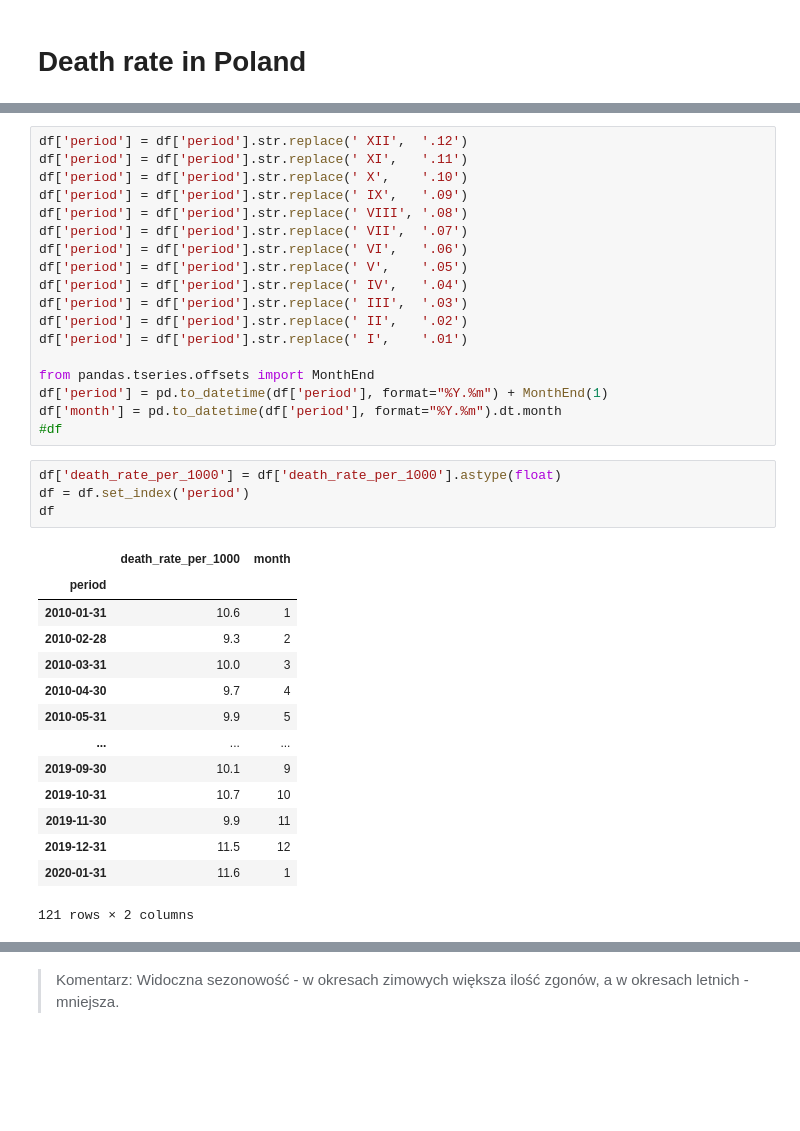
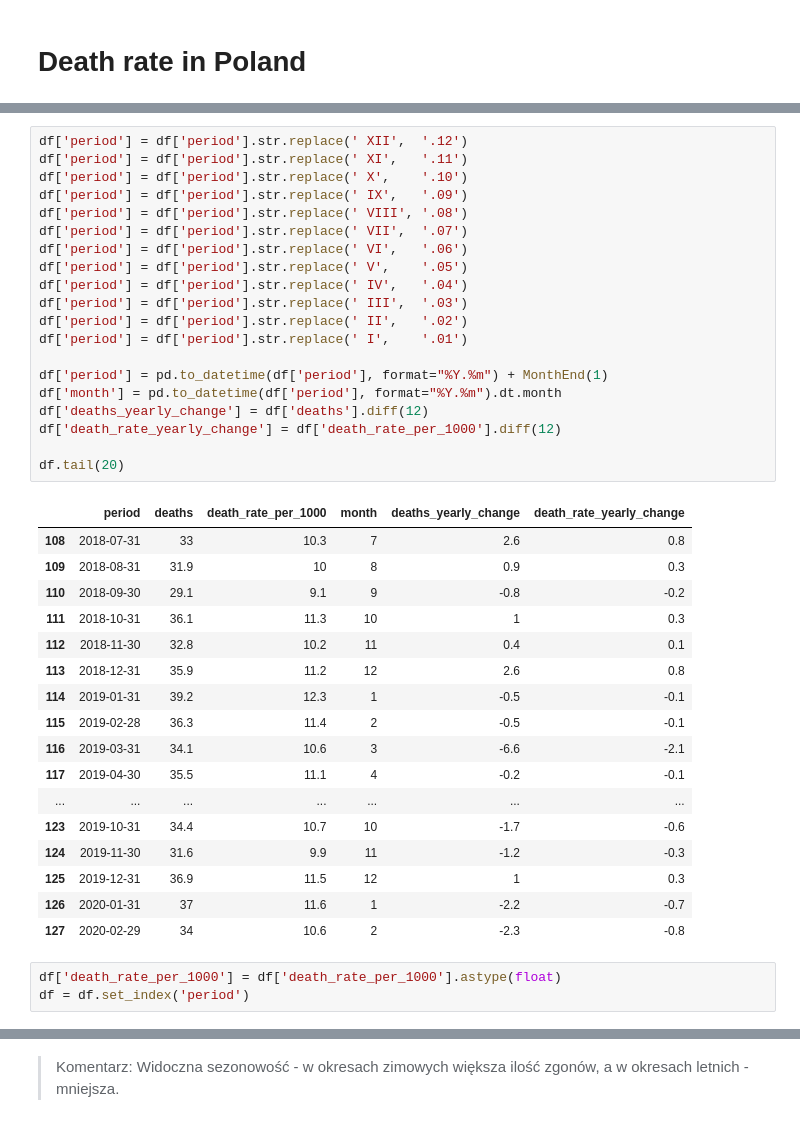
Before and after one commit to mariuszrokita/statistics, a Jupyter notebook: notebooks/Death rate in Poland.ipynb, the cells around one changed output, grey strips where cells are left out. Saved outputs shown, nothing was run; the diff lists cells and outputs as text; blank space fills up the shorter version.

```diff
--- a/notebooks/Death rate in Poland.ipynb
+++ b/notebooks/Death rate in Poland.ipynb
@@ -29,37 +47,41 @@ df.columns = ['period', 'death_rate_per_1000']
 # %%
 df['period'] = df['period'].str.replace(' XII',  '.12')
 df['period'] = df['period'].str.replace(' XI',   '.11')
 df['period'] = df['period'].str.replace(' X',    '.10')
 df['period'] = df['period'].str.replace(' IX',   '.09')
 df['period'] = df['period'].str.replace(' VIII', '.08')
 df['period'] = df['period'].str.replace(' VII',  '.07')
 df['period'] = df['period'].str.replace(' VI',   '.06')
 df['period'] = df['period'].str.replace(' V',    '.05')
 df['period'] = df['period'].str.replace(' IV',   '.04')
 df['period'] = df['period'].str.replace(' III',  '.03')
 df['period'] = df['period'].str.replace(' II',   '.02')
 df['period'] = df['period'].str.replace(' I',    '.01')
 
-from pandas.tseries.offsets import MonthEnd
 df['period'] = pd.to_datetime(df['period'], format="%Y.%m") + MonthEnd(1)
 df['month'] = pd.to_datetime(df['period'], format="%Y.%m").dt.month
-#df
+df['deaths_yearly_change'] = df['deaths'].diff(12)
+df['death_rate_yearly_change'] = df['death_rate_per_1000'].diff(12)
+
+df.tail(20)
+# %% [output]
+|  | period | deaths | death_rate_per_1000 | month | deaths_yearly_change | death_rate_yearly_change |
+| 108 | 2018-07-31 | 33 | 10.3 | 7 | 2.6 | 0.8 |
+| 109 | 2018-08-31 | 31.9 | 10 | 8 | 0.9 | 0.3 |
+| 110 | 2018-09-30 | 29.1 | 9.1 | 9 | -0.8 | -0.2 |
+| 111 | 2018-10-31 | 36.1 | 11.3 | 10 | 1 | 0.3 |
+| 112 | 2018-11-30 | 32.8 | 10.2 | 11 | 0.4 | 0.1 |
+| 113 | 2018-12-31 | 35.9 | 11.2 | 12 | 2.6 | 0.8 |
+| 114 | 2019-01-31 | 39.2 | 12.3 | 1 | -0.5 | -0.1 |
+| 115 | 2019-02-28 | 36.3 | 11.4 | 2 | -0.5 | -0.1 |
+| 116 | 2019-03-31 | 34.1 | 10.6 | 3 | -6.6 | -2.1 |
+| 117 | 2019-04-30 | 35.5 | 11.1 | 4 | -0.2 | -0.1 |
+| ... | ... | ... | ... | ... | ... | ... |
+| 123 | 2019-10-31 | 34.4 | 10.7 | 10 | -1.7 | -0.6 |
+| 124 | 2019-11-30 | 31.6 | 9.9 | 11 | -1.2 | -0.3 |
+| 125 | 2019-12-31 | 36.9 | 11.5 | 12 | 1 | 0.3 |
+| 126 | 2020-01-31 | 37 | 11.6 | 1 | -2.2 | -0.7 |
+| 127 | 2020-02-29 | 34 | 10.6 | 2 | -2.3 | -0.8 |
 # %%
 df['death_rate_per_1000'] = df['death_rate_per_1000'].astype(float)
 df = df.set_index('period')
-df
-# %% [output]
-|  | death_rate_per_1000 | month |
-| period |  |  |
-| 2010-01-31 | 10.6 | 1 |
-| 2010-02-28 | 9.3 | 2 |
-| 2010-03-31 | 10.0 | 3 |
-| 2010-04-30 | 9.7 | 4 |
-| 2010-05-31 | 9.9 | 5 |
-| ... | ... | ... |
-| 2019-09-30 | 10.1 | 9 |
-| 2019-10-31 | 10.7 | 10 |
-| 2019-11-30 | 9.9 | 11 |
-| 2019-12-31 | 11.5 | 12 |
-| 2020-01-31 | 11.6 | 1 |
-121 rows × 2 columns
```
Also changed, not shown: parts of 12 cells of this notebook, 1 other file.
